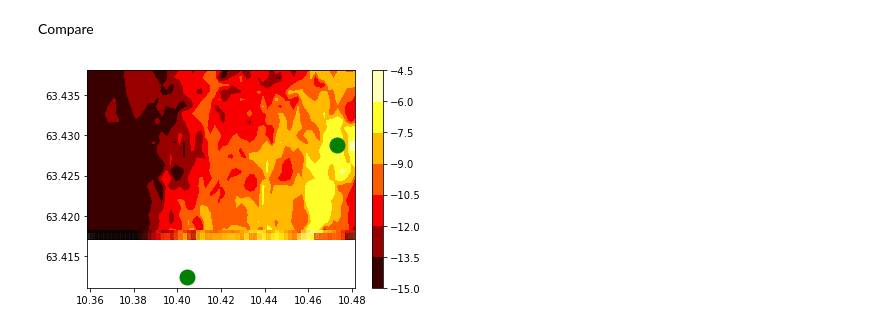
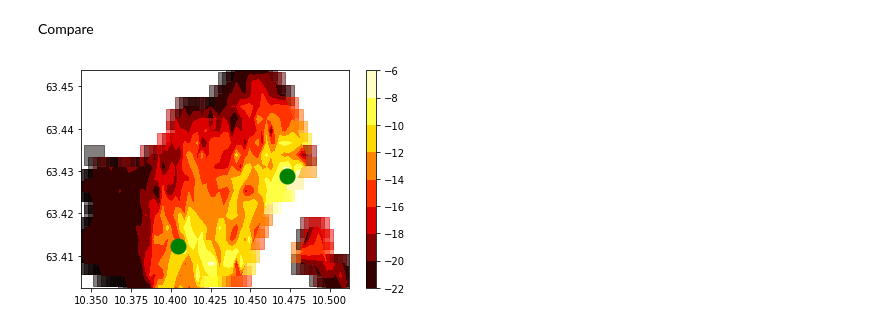
Before and after one commit to glennib/pycommute, a Jupyter notebook: visualize_data.ipynb, the cells around one changed output. Drawn from its saved outputs; the diff is of its cells as text; code cells hidden in the pictures.

Commit message:
Visualization seems to work with polygon.

```diff
--- a/visualize_data.ipynb
+++ b/visualize_data.ipynb
@@ -10,7 +10,7 @@ from importlib import reload
 # %%
 base_path = os.path.join('C:\\', 'Users', 'glenn', 'src', 'pycommute')
 data_directory = os.path.join(base_path, 'data')
-dataframe_file = os.path.join(data_directory, 'trondheim_100m.hdf5')
+dataframe_file = os.path.join(data_directory, 'trondheim_300m_poly.hdf5')
 df = pd.read_hdf(dataframe_file)
 # %% [markdown]
 Get destination coordinates
@@ -73,35 +73,35 @@ lons = d_lerkendal_driving['longitudes']
 # %% [markdown]
 Compare
 # %%
-norm_ord = 2
+norm_ord = 1
 top_cutoff_percent = 20 # Higher than this percentile (from top) get mapped to this percentile
 score_multiplier = 1 / 60 # to minutes
 
 scores = {
     'no_driving': np.linalg.norm((d_lerkendal_transit['durations'], d_ikea_transit['durations']), ord=norm_ord, axis=0),
     'lerkendal_driving': np.linalg.norm((d_lerkendal_driving['durations'], d_ikea_transit['durations']), ord=norm_ord, axis=0),
     'ikea_driving': np.linalg.norm((d_lerkendal_transit['durations'], d_ikea_driving['durations']), ord=norm_ord, axis=0),
     'all_driving': np.linalg.norm((d_lerkendal_driving['durations'], d_ikea_driving['durations']), ord=norm_ord, axis=0),
 }
 
 for key, score in scores.items():
     cutoff = np.percentile(score, 100-top_cutoff_percent)
     scores[key] = np.minimum(score, cutoff) * score_multiplier
 
 score_args = {'x': lons, 'y': lats, 'c': -scores['all_driving'], 'cmap': 'hot', 'marker': 's', 's': 20**2, 'alpha': 0.5}
 lat_list, lon_list, score_matrix = arrays_to_matrices(lats, lons, -scores['all_driving'])
 score_contour_args = [lon_list, lat_list, score_matrix]
 score_contour_kwargs = {'cmap': 'hot'}
 #score_contour_kwargs = {}
 destination_args = {'x': (lerkendal_coords[1], ikea_coords[1]), 'y': (lerkendal_coords[0], ikea_coords[0]), 'c': 'green', 's': 15**2}
 
 plt.figure()
 plt.scatter(**score_args)
 plt.contourf(*score_contour_args, **score_contour_kwargs)
 plt.colorbar()
 plt.scatter(**destination_args)
 plt.show()
 # %% [output]
-[figure, old version]
+[figure, new version]
 # %%
 plt.figure()
```
Also changed, not shown: parts of 1 cell of this notebook, 8 other files.
